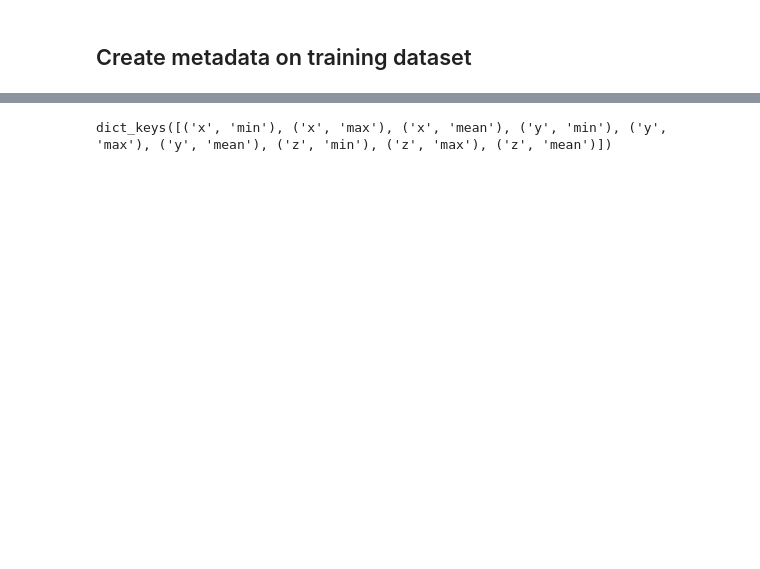
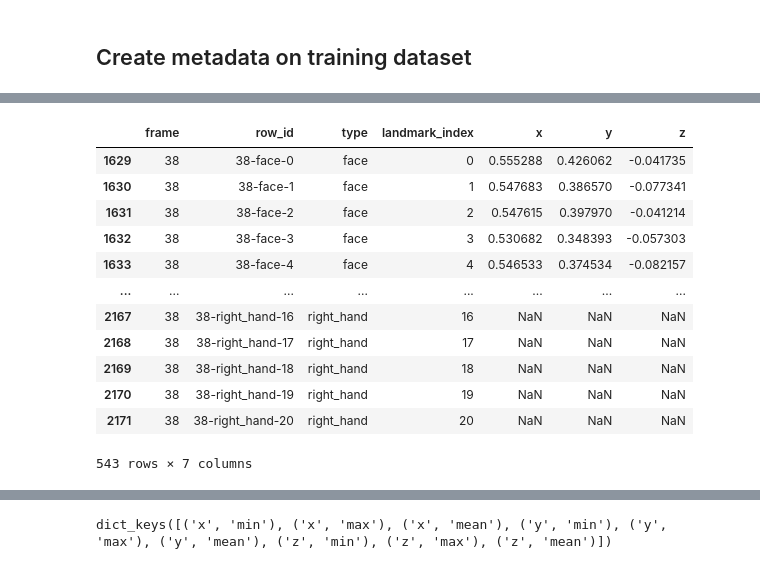
Before and after one commit to addomaks/Exploratory-Analysis, a Jupyter notebook: sign-language-recognition-asl.ipynb, the cells around one changed output, grey strips where cells are left out. Cells and saved outputs as stored; diff of their text form; code cells hidden in the pictures; blank space fills up the shorter version.

Commit message:
Kaggle Notebook | Sign Language Recognition ASL | Version 3

```diff
--- a/sign-language-recognition-asl.ipynb
+++ b/sign-language-recognition-asl.ipynb
@@ -253,0 +263,3 @@ train_with_meta
+# %%
+example_fn = train.query('sign == "listen"')['path'].values[0]
+landmark_example = pd.read_parquet(f'{BASE_DIR}/{example_fn}')
@@ -253,0 +273,16 @@ train_with_meta
+# %%
+landmark_example.query("frame == 38") # Middle of the video
+# %% [output]
+|  | frame | row_id | type | landmark_index | x | y | z |
+| 1629 | 38 | 38-face-0 | face | 0 | 0.555288 | 0.426062 | -0.041735 |
+| 1630 | 38 | 38-face-1 | face | 1 | 0.547683 | 0.386570 | -0.077341 |
+| 1631 | 38 | 38-face-2 | face | 2 | 0.547615 | 0.397970 | -0.041214 |
+| 1632 | 38 | 38-face-3 | face | 3 | 0.530682 | 0.348393 | -0.057303 |
+| 1633 | 38 | 38-face-4 | face | 4 | 0.546533 | 0.374534 | -0.082157 |
+| ... | ... | ... | ... | ... | ... | ... | ... |
+| 2167 | 38 | 38-right_hand-16 | right_hand | 16 | NaN | NaN | NaN |
+| 2168 | 38 | 38-right_hand-17 | right_hand | 17 | NaN | NaN | NaN |
+| 2169 | 38 | 38-right_hand-18 | right_hand | 18 | NaN | NaN | NaN |
+| 2170 | 38 | 38-right_hand-19 | right_hand | 19 | NaN | NaN | NaN |
+| 2171 | 38 | 38-right_hand-20 | right_hand | 20 | NaN | NaN | NaN |
+543 rows × 7 columns
```
Also changed, not shown: parts of 13 cells of this notebook.
